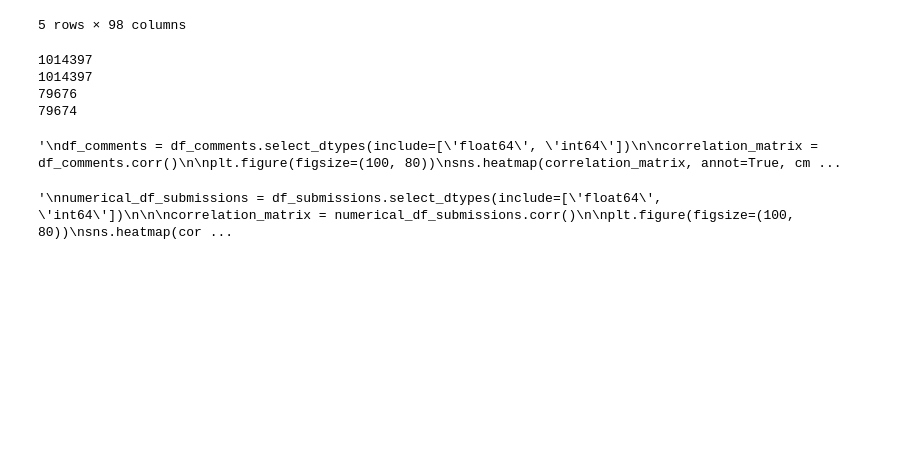
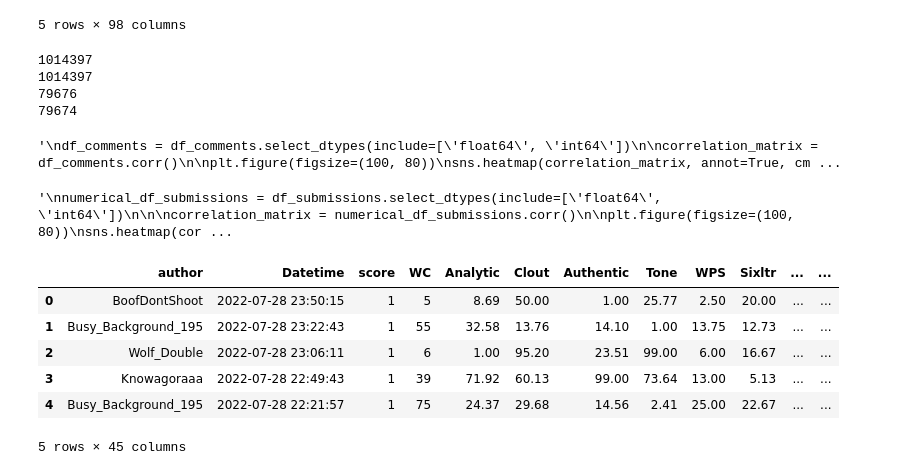
Before and after one commit to uyehaa/Applied-Analytics-Project, a Jupyter notebook: project1.ipynb, the cells around one changed output. Saved outputs shown, nothing was run; the diff lists cells and outputs as text; code cells hidden in the pictures; blank space fills up the shorter version.

```diff
--- a/project1.ipynb
+++ b/project1.ipynb
@@ -81,5 +81,5 @@ plt.show()
 # %% [output]
 '\nnumerical_df_submissions = df_submissions.select_dtypes(include=[\'float64\', \'int64\'])\n\n\ncorrelation_matrix = numerical_df_submissions.corr()\n\nplt.figure(figsize=(100, 80))\nsns.heatmap(cor ...
 # %%
-df_comments = df_comments[['author', 'created_utc', 'score', 'subreddit', 'WC', 'Analytic', 'Clout', 'Authentic', 'Tone', 'WPS', 'Sixltr', 'Dic', 'pronoun', 'ppron', 'ipron', 'adverb', 'negate', 'verb', 'adj', 'compare', 'number', 'affect', 'posemo', 'negemo', 'anx', 'anger', 'sad', 'percept', 'feel', 'bio', 'health', 'sexual', 'ingest', 'risk', 'work', 'leisure', 'home', 'money', 'relig', 'death', 'informal', 'swear', 'netspeak', 'assent', 'nonflu', 'filler']]
-df_submissions = df_submissions[['author', 'score', 'created_utc', 'pronoun', 'article', 'auxverb', 'adverb', 'conj', 'verb', 'adj', 'posemo', 'negemo', 'anx', 'anger', 'sad', 'cogproc', 'focuspast', 'focuspresent', 'focusfuture', 'work','informal']]
+df_comments = df_comments[['author', 'created_utc','score', 'WC', 'Analytic', 'Clout', 'Authentic', 'Tone', 'WPS', 'Sixltr', 'Dic', 'pronoun', 'ppron', 'ipron', 'adverb', 'negate', 'verb', 'adj', 'compare', 'number', 'affect', 'posemo', 'negemo', 'anx', 'anger', 'sad', 'percept', 'feel', 'bio', 'health', 'sexual', 'ingest', 'risk', 'work', 'leisure', 'home', 'money', 'relig', 'death', 'informal', 'swear', 'netspeak', 'assent', 'nonflu', 'filler']]
+df_submissions = df_submissions[['author', 'title', 'created_utc','score', 'pronoun', 'article', 'auxverb', 'adverb', 'conj', 'verb', 'adj', 'posemo', 'negemo', 'anx', 'anger', 'sad', 'cogproc', 'focuspast', 'focuspresent', 'focusfuture', 'work','informal']]
@@ -86,3 +107,13 @@ df_submissions = df_submissions[['author', 'score', 'created_utc', 'pronoun', 'a
+# %%
+df_comments.head()
+# %% [output]
+|  | author | Datetime | score | WC | Analytic | Clout | Authentic | Tone | WPS | Sixltr | ... | ... |
+| 0 | BoofDontShoot | 2022-07-28 23:50:15 | 1 | 5 | 8.69 | 50.00 | 1.00 | 25.77 | 2.50 | 20.00 | ... | ... |
+| 1 | Busy_Background_195 | 2022-07-28 23:22:43 | 1 | 55 | 32.58 | 13.76 | 14.10 | 1.00 | 13.75 | 12.73 | ... | ... |
+| 2 | Wolf_Double | 2022-07-28 23:06:11 | 1 | 6 | 1.00 | 95.20 | 23.51 | 99.00 | 6.00 | 16.67 | ... | ... |
+| 3 | Knowagoraaa | 2022-07-28 22:49:43 | 1 | 39 | 71.92 | 60.13 | 99.00 | 73.64 | 13.00 | 5.13 | ... | ... |
+| 4 | Busy_Background_195 | 2022-07-28 22:21:57 | 1 | 75 | 24.37 | 29.68 | 14.56 | 2.41 | 25.00 | 22.67 | ... | ... |
+5 rows × 45 columns
 # %%
 df_submissions.head()
 # %% [output]
```
Also changed, not shown: parts of 6 cells of this notebook, 1 other file.
